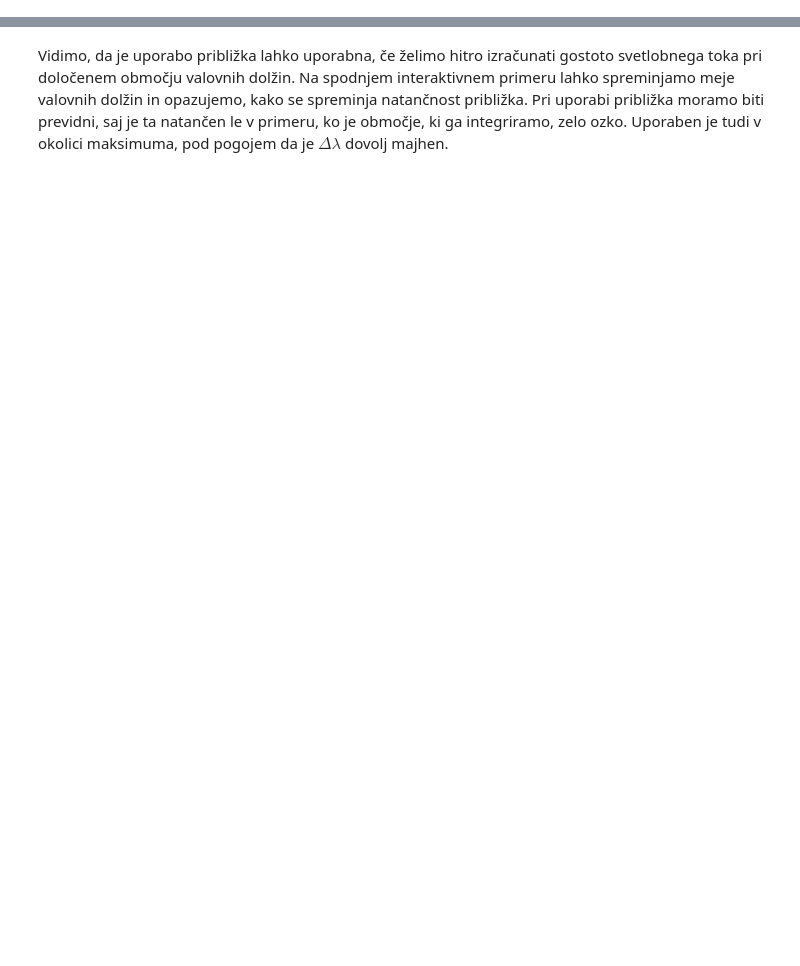
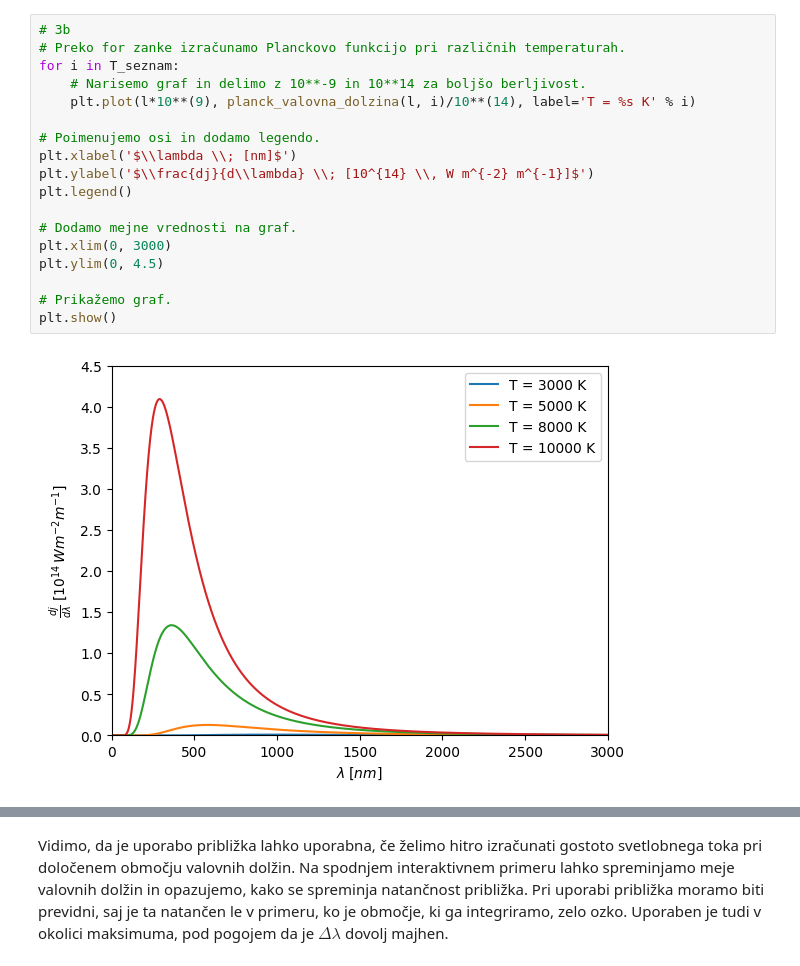
Before and after one commit to Astronomija-I/ASTRONOMIJA-I, a Jupyter notebook: PlanckovaFunkcija.ipynb, the cells around one changed output, grey strips where cells are left out. Drawn from its saved outputs; the diff is of its cells as text; blank space fills up the shorter version.

```diff
--- a/PlanckovaFunkcija.ipynb
+++ b/PlanckovaFunkcija.ipynb
@@ -194,0 +77,20 @@ Relativna napaka: 0.003986462046406584.
+# %%
+# 3b
+# Preko for zanke izračunamo Planckovo funkcijo pri različnih temperaturah.
+for i in T_seznam:
+    # Narisemo graf in delimo z 10**-9 in 10**14 za boljšo berljivost.
+    plt.plot(l*10**(9), planck_valovna_dolzina(l, i)/10**(14), label='T = %s K' % i)
+
+# Poimenujemo osi in dodamo legendo.
+plt.xlabel('$\\lambda \\; [nm]$')
+plt.ylabel('$\\frac{dj}{d\\lambda} \\; [10^{14} \\, W m^{-2} m^{-1}]$')
+plt.legend()
+
+# Dodamo mejne vrednosti na graf.
+plt.xlim(0, 3000)
+plt.ylim(0, 4.5)
+
+# Prikažemo graf.
+plt.show()
+# %% [output]
+[figure, added]
```
Also changed, not shown: parts of 41 cells of this notebook.
